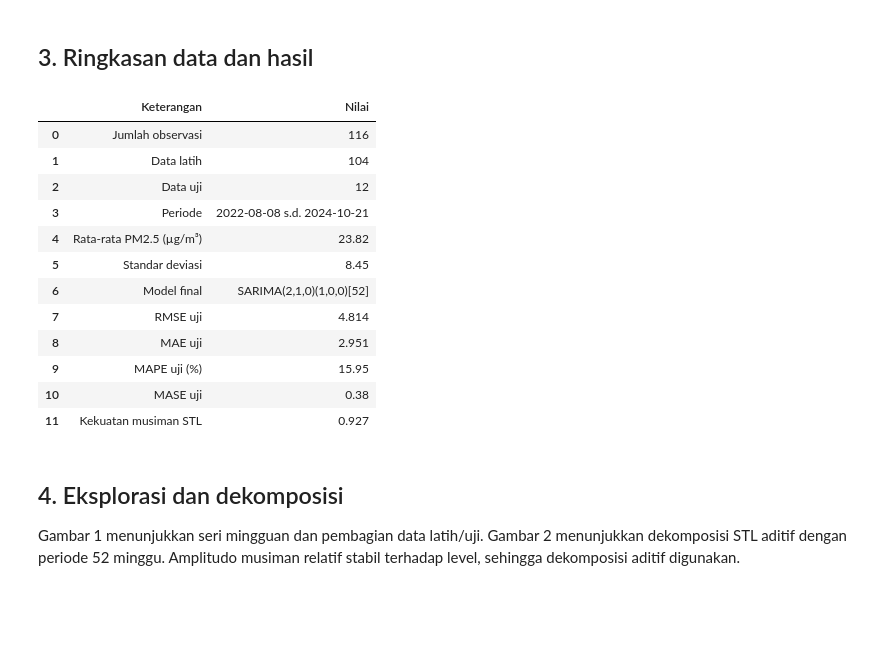
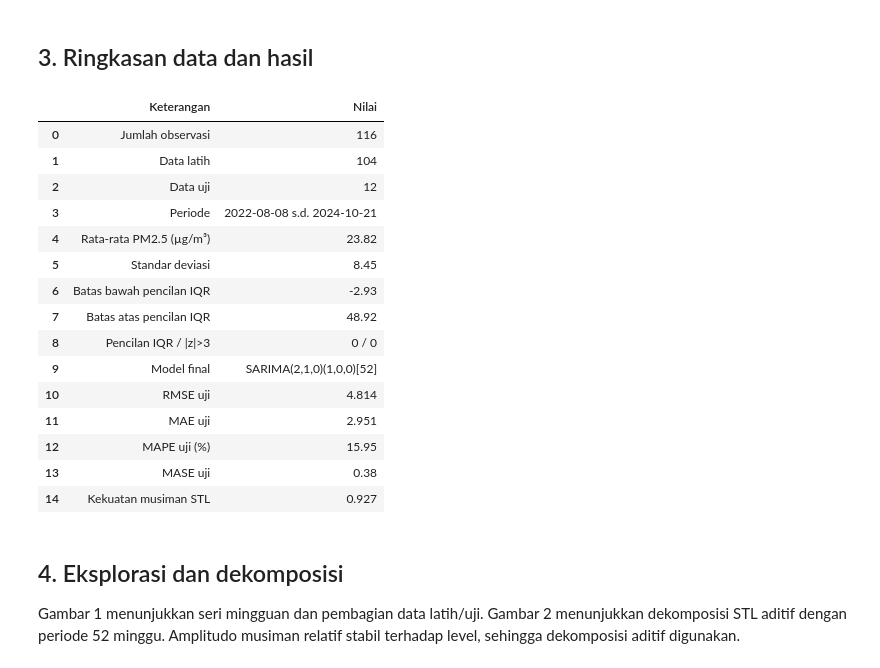
Before and after one commit to trishagarniss/adt-project, a Jupyter notebook: notebooks/01_analisis_pm25_surakarta.ipynb, the cells around one changed output. Cells and saved outputs as stored; diff of their text form; code cells hidden in the pictures; blank space fills up the shorter version.

```diff
--- a/notebooks/01_analisis_pm25_surakarta.ipynb
+++ b/notebooks/01_analisis_pm25_surakarta.ipynb
@@ -66,37 +66,43 @@ Output: D:\Kuliah\S5\ADT\Project-1\outputs
 # %%
 results = json.loads((ROOT / "outputs" / "results.json").read_text(encoding="utf-8"))
 ringkasan = pd.DataFrame(
     [
         ("Jumlah observasi", results["n"]),
         ("Data latih", results["n_train"]),
         ("Data uji", results["n_test"]),
         ("Periode", f'{results["start"]} s.d. {results["end"]}'),
         ("Rata-rata PM2.5 (µg/m³)", round(results["mean"], 2)),
         ("Standar deviasi", round(results["std"], 2)),
+        ("Batas bawah pencilan IQR", round(results["outlier_lower"], 2)),
+        ("Batas atas pencilan IQR", round(results["outlier_upper"], 2)),
+        ("Pencilan IQR / |z|>3", f'{results["outlier_iqr_count"]} / {results["outlier_z_count"]}'),
         ("Model final", results["final_model"]),
         ("RMSE uji", round(results["test_rmse"], 3)),
         ("MAE uji", round(results["test_mae"], 3)),
         ("MAPE uji (%)", round(results["test_mape"], 2)),
         ("MASE uji", round(results["test_mase"], 3)),
         ("Kekuatan musiman STL", round(results["seasonal_strength"], 3)),
     ],
     columns=["Keterangan", "Nilai"],
 )
 display(ringkasan)
 # %% [output]
 |  | Keterangan | Nilai |
 | 0 | Jumlah observasi | 116 |
 | 1 | Data latih | 104 |
 | 2 | Data uji | 12 |
 | 3 | Periode | 2022-08-08 s.d. 2024-10-21 |
 | 4 | Rata-rata PM2.5 (µg/m³) | 23.82 |
 | 5 | Standar deviasi | 8.45 |
-| 6 | Model final | SARIMA(2,1,0)(1,0,0)[52] |
-| 7 | RMSE uji | 4.814 |
-| 8 | MAE uji | 2.951 |
-| 9 | MAPE uji (%) | 15.95 |
-| 10 | MASE uji | 0.38 |
-| 11 | Kekuatan musiman STL | 0.927 |
+| 6 | Batas bawah pencilan IQR | -2.93 |
+| 7 | Batas atas pencilan IQR | 48.92 |
+| 8 | Pencilan IQR / |z|>3 | 0 / 0 |
+| 9 | Model final | SARIMA(2,1,0)(1,0,0)[52] |
+| 10 | RMSE uji | 4.814 |
+| 11 | MAE uji | 2.951 |
+| 12 | MAPE uji (%) | 15.95 |
+| 13 | MASE uji | 0.38 |
+| 14 | Kekuatan musiman STL | 0.927 |
 # %% [markdown]
 ## 4. Eksplorasi dan dekomposisi
 
```
Also changed, not shown: parts of 4 cells of this notebook, 13 other files.
